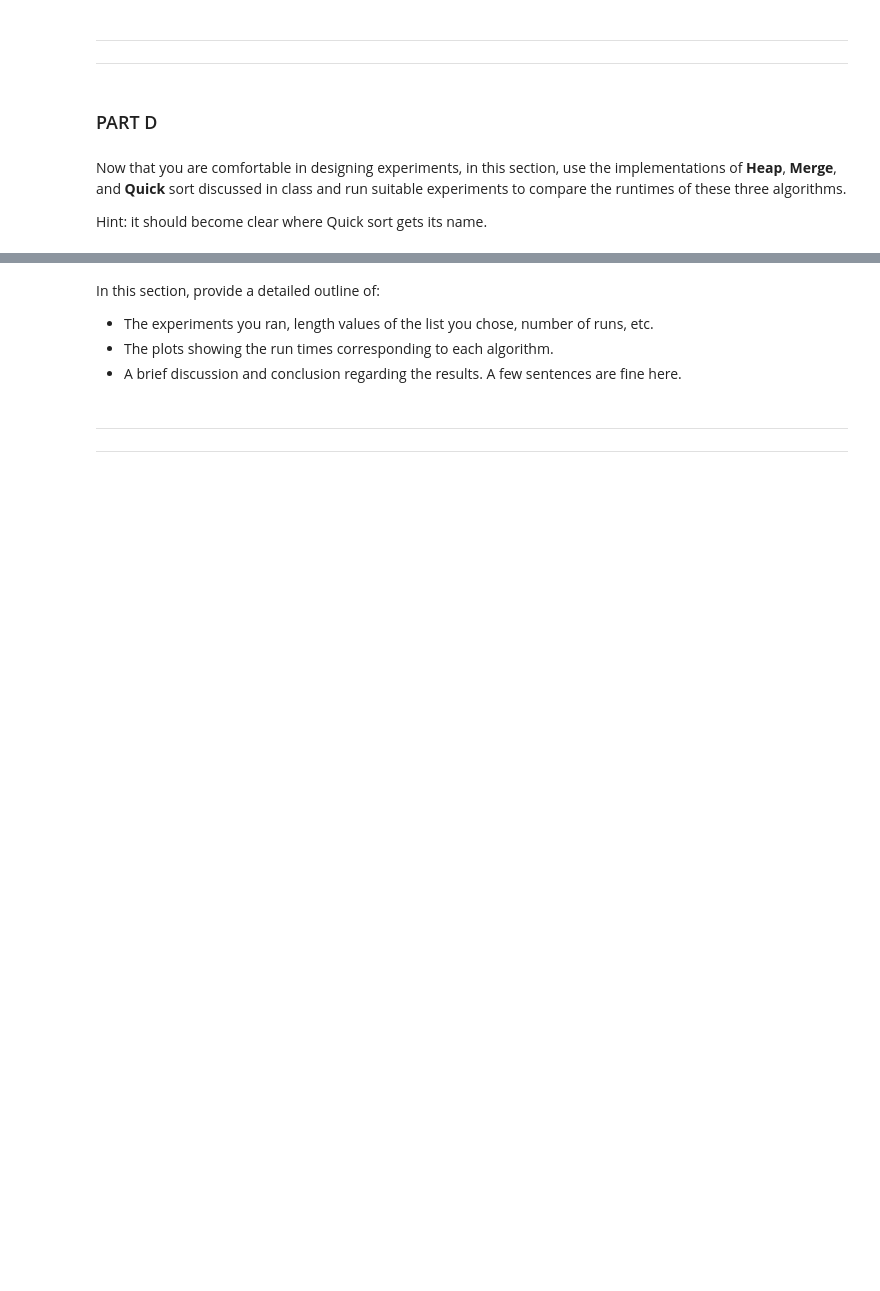
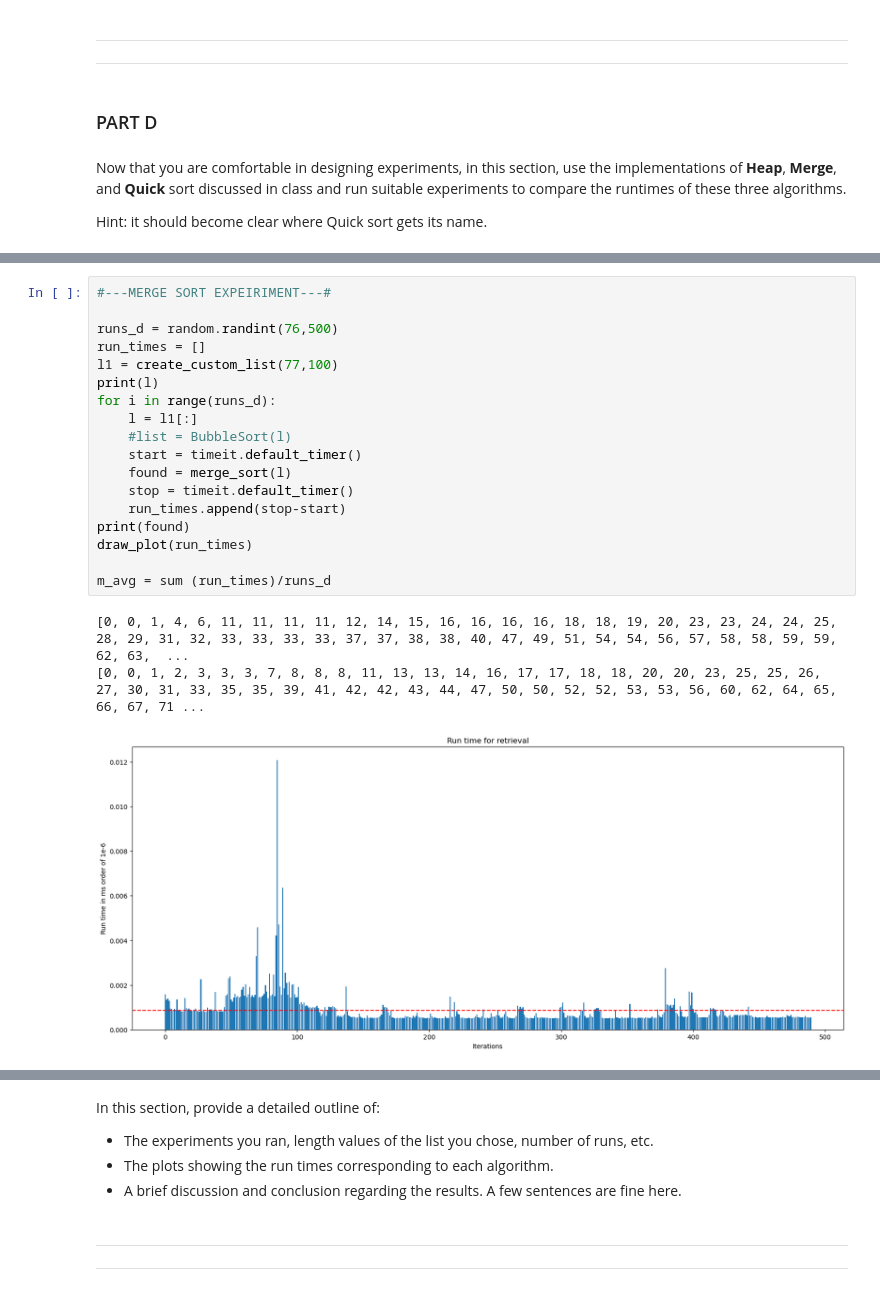
Before and after one commit to saboorah/CS2XC3, a Jupyter notebook: Lab_II.ipynb, the cells around one changed output, grey strips where cells are left out. Drawn from its saved outputs; the diff is of its cells as text; blank space fills up the shorter version.

```diff
--- a/Lab_II.ipynb
+++ b/Lab_II.ipynb
@@ -1206,0 +1271,22 @@ None
+# %%
+#---MERGE SORT EXPEIRIMENT---#
+
+runs_d = random.randint(76,500)
+run_times = []
+l1 = create_custom_list(77,100)
+print(l)
+for i in range(runs_d):
+    l = l1[:]
+    #list = BubbleSort(l)
+    start = timeit.default_timer()
+    found = merge_sort(l)
+    stop = timeit.default_timer()
+    run_times.append(stop-start)
+print(found)
+draw_plot(run_times)
+
+m_avg = sum (run_times)/runs_d
+# %% [output]
+[0, 0, 1, 4, 6, 11, 11, 11, 11, 12, 14, 15, 16, 16, 16, 16, 18, 18, 19, 20, 23, 23, 24, 24, 25, 28, 29, 31, 32, 33, 33, 33, 33, 37, 37, 38, 38, 40, 47, 49, 51, 54, 54, 56, 57, 58, 58, 59, 59, 62, 63,  ...
+[0, 0, 1, 2, 3, 3, 3, 7, 8, 8, 8, 11, 13, 13, 14, 16, 17, 17, 18, 18, 20, 20, 23, 25, 25, 26, 27, 30, 31, 33, 35, 35, 39, 41, 42, 42, 43, 44, 47, 50, 50, 52, 52, 53, 53, 56, 60, 62, 64, 65, 66, 67, 71 ...
+[figure, added]
```
Also changed, not shown: parts of 27 cells of this notebook.
